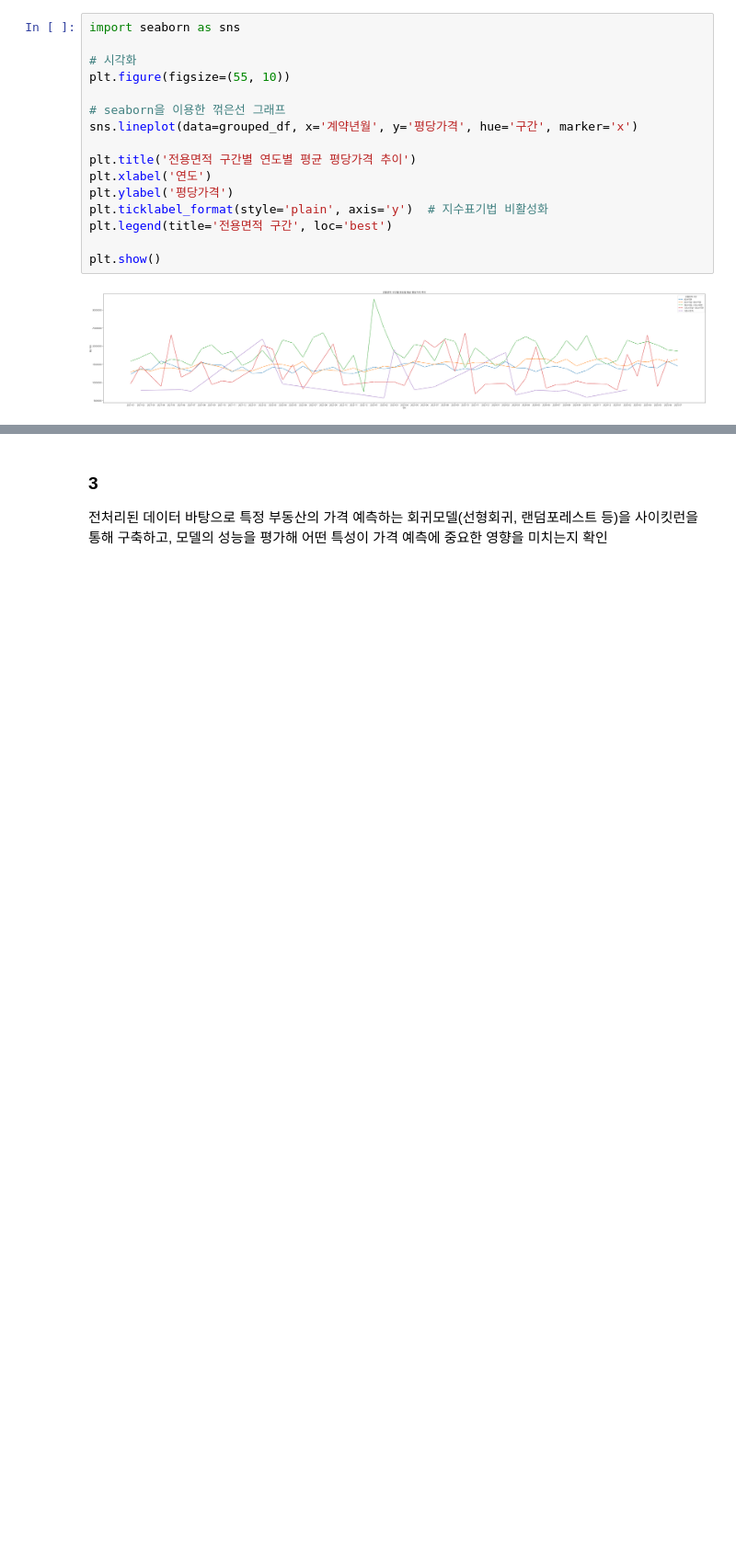
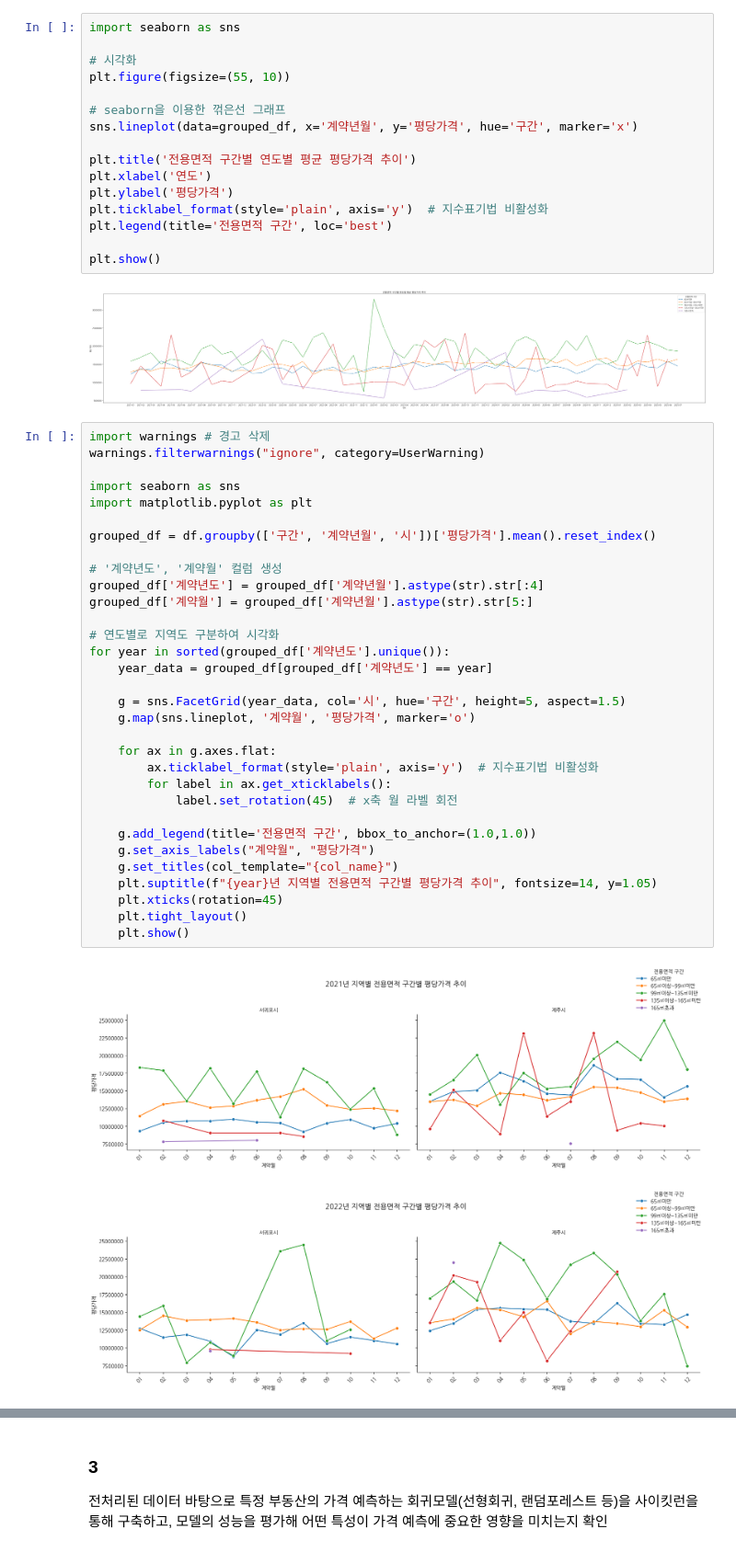
Before and after one commit to 2sseul/data_camp, a Jupyter notebook: 3일차/제주도 부동산 실거래가 분석 및 예측 모델링.ipynb, the cells around one changed output, grey strips where cells are left out. Shown at 92% size. Drawn from its saved outputs; the diff is of its cells as text; blank space fills up the shorter version.

Commit message:
지역별 전용면적 구간별 평당가격 그래프 추가

```diff
--- a/3일차/제주도 부동산 실거래가 분석 및 예측 모델링.ipynb
+++ b/3일차/제주도 부동산 실거래가 분석 및 예측 모델링.ipynb
@@ -154,3 +157,38 @@ plt.legend(title='전용면적 구간', loc='best')
 plt.show()
 # %% [output]
 [figure]
+# %%
+import warnings # 경고 삭제
+warnings.filterwarnings("ignore", category=UserWarning)
+
+import seaborn as sns
+import matplotlib.pyplot as plt
+
+grouped_df = df.groupby(['구간', '계약년월', '시'])['평당가격'].mean().reset_index()
+
+# '계약년도', '계약월' 컬럼 생성
+grouped_df['계약년도'] = grouped_df['계약년월'].astype(str).str[:4]
+grouped_df['계약월'] = grouped_df['계약년월'].astype(str).str[5:]
+
+# 연도별로 지역도 구분하여 시각화
+for year in sorted(grouped_df['계약년도'].unique()):
+    year_data = grouped_df[grouped_df['계약년도'] == year]
+
+    g = sns.FacetGrid(year_data, col='시', hue='구간', height=5, aspect=1.5)
+    g.map(sns.lineplot, '계약월', '평당가격', marker='o')
+
+    for ax in g.axes.flat:
+        ax.ticklabel_format(style='plain', axis='y')  # 지수표기법 비활성화
+        for label in ax.get_xticklabels():
+            label.set_rotation(45)  # x축 월 라벨 회전
+
+    g.add_legend(title='전용면적 구간', bbox_to_anchor=(1.0,1.0))
+    g.set_axis_labels("계약월", "평당가격")
+    g.set_titles(col_template="{col_name}")
+    plt.suptitle(f"{year}년 지역별 전용면적 구간별 평당가격 추이", fontsize=14, y=1.05)
+    plt.xticks(rotation=45)
+    plt.tight_layout()
+    plt.show()
+# %% [output]
+[figure, added]
+[figure, added]
```
Also changed, not shown: parts of 4 cells of this notebook.
